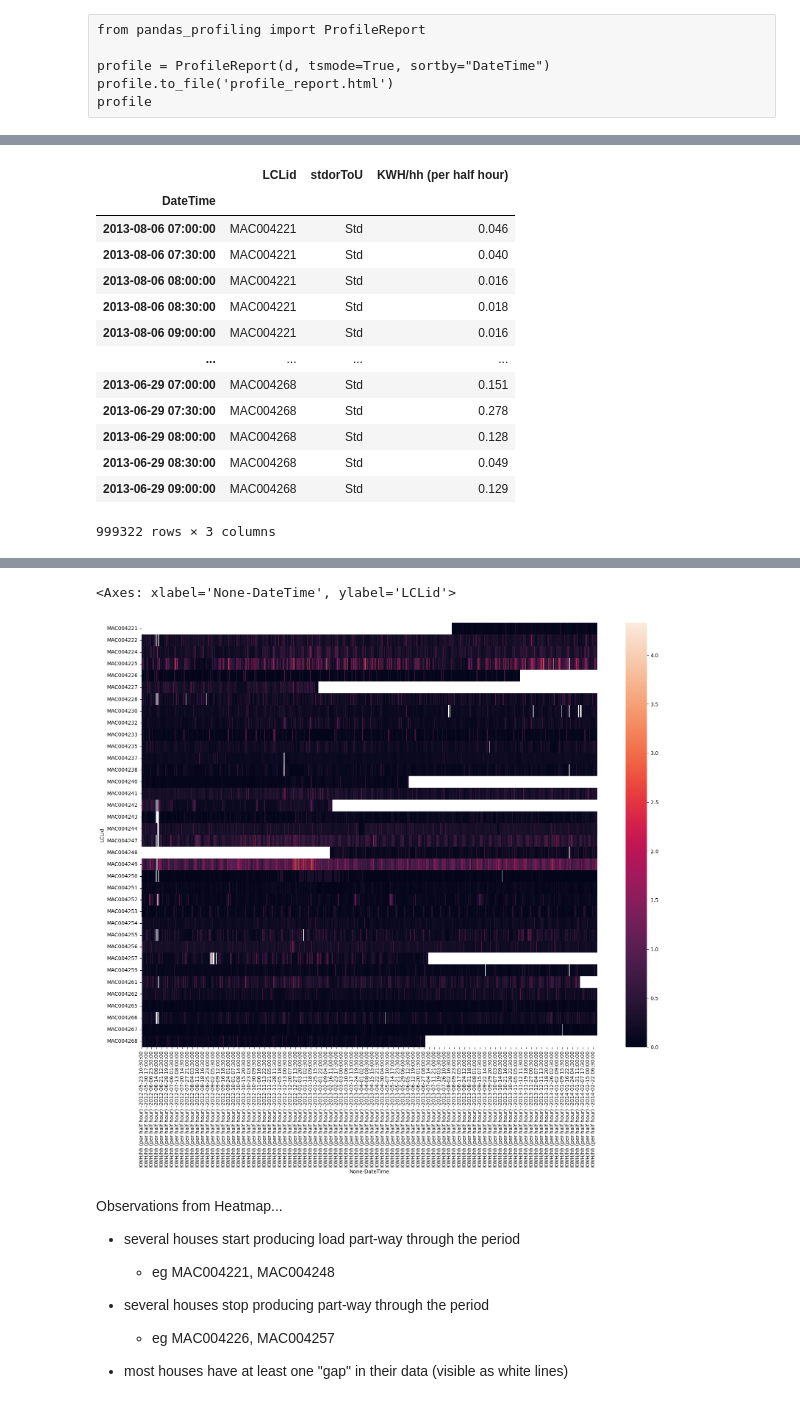
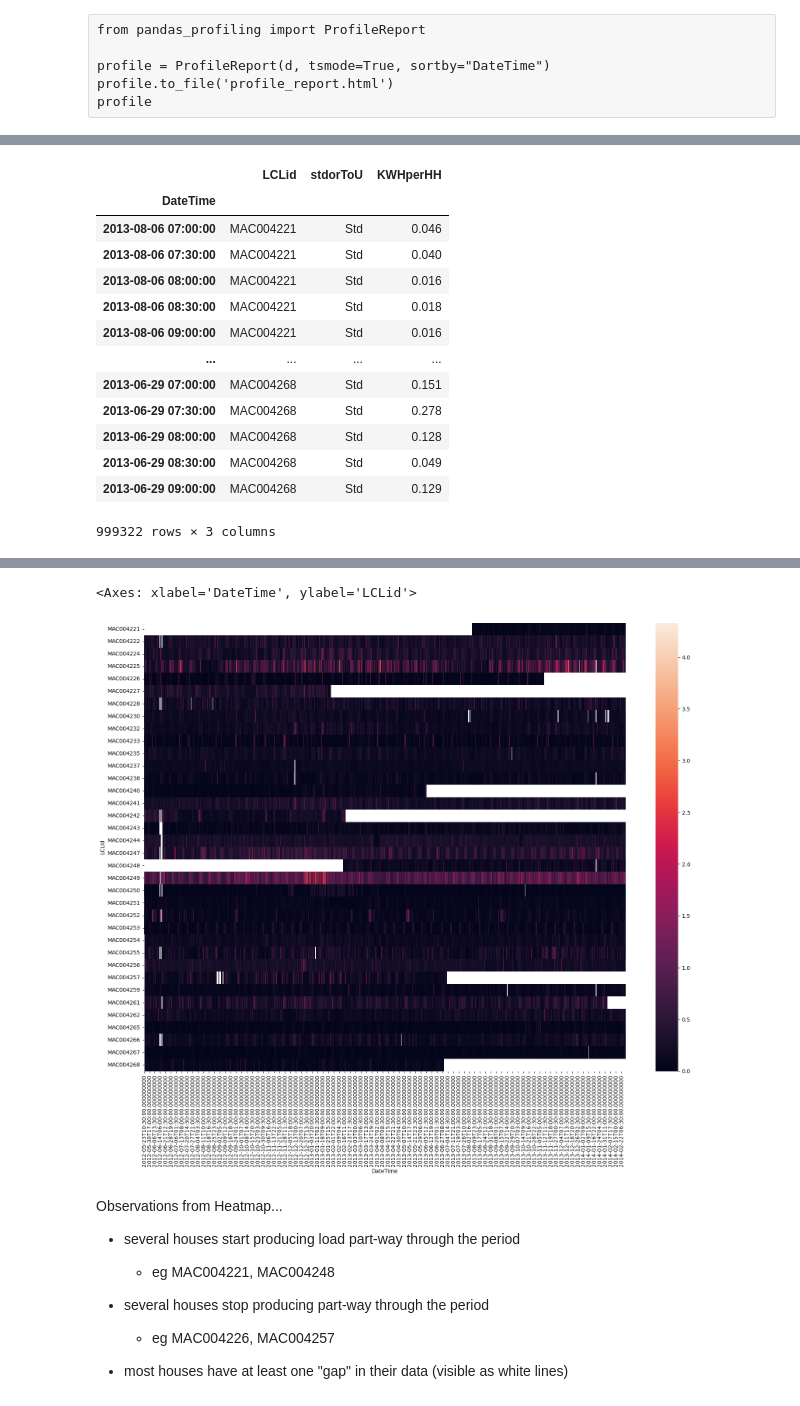
Before and after one commit to jaksanders/electric-load-forecasting, a Jupyter notebook: london-households-smartmeter-data.ipynb, the cells around one changed output, grey strips where cells are left out. Drawn from its saved outputs; the diff is of its cells as text; code cells hidden in the pictures.

```diff
--- a/london-households-smartmeter-data.ipynb
+++ b/london-households-smartmeter-data.ipynb
@@ -96,3 +78,8 @@ memory usage: 30.5+ MB
 # print(d.iloc[3])
 d.iloc[:, 3] = pd.to_numeric(d.iloc[:, 3], errors='coerce')
 # print(d.dtypes)
+# rename usage column for easier reference
+#d.rename(columns={"KWH/hh (per half hour)": "KWHperHH"}, inplace=True)
+d.rename(columns={d.columns[3]: 'KWHperHH'}, inplace=True)
+# d.rename_col_by_index(3, 'KWHperHH')
+d.info()
@@ -152,7 +158,7 @@ memory usage: 38.1+ MB
 # %%
 d.set_index('DateTime')
 # %% [output]
-|  | LCLid | stdorToU | KWH/hh (per half hour) |
+|  | LCLid | stdorToU | KWHperHH |
 | DateTime |  |  |  |
 | 2013-08-06 07:00:00 | MAC004221 | Std | 0.046 |
 | 2013-08-06 07:30:00 | MAC004221 | Std | 0.040 |
@@ -169,7 +175,7 @@ d.set_index('DateTime')
 # %%
 import seaborn as sns
 # %%
-pivot_table = pd.pivot_table(d, columns='DateTime', index='LCLid')
+pivot_table = pd.pivot_table(d, columns='DateTime', index='LCLid', values='KWHperHH')
 print(pivot_table)
 plt.subplots(figsize=(20,15))
 sns.heatmap(pivot_table)
@@ -192,7 +198,7 @@ MAC004268                 NaN                 NaN
 
 [36 rows x 30988 columns]
-<Axes: xlabel='None-DateTime', ylabel='LCLid'>
+<Axes: xlabel='DateTime', ylabel='LCLid'>
-[figure, old version]
+[figure, new version]
 # %% [markdown]
 Observations from Heatmap...
 * several houses start producing load part-way through the period
```
Also changed, not shown: parts of 36 cells of this notebook.
